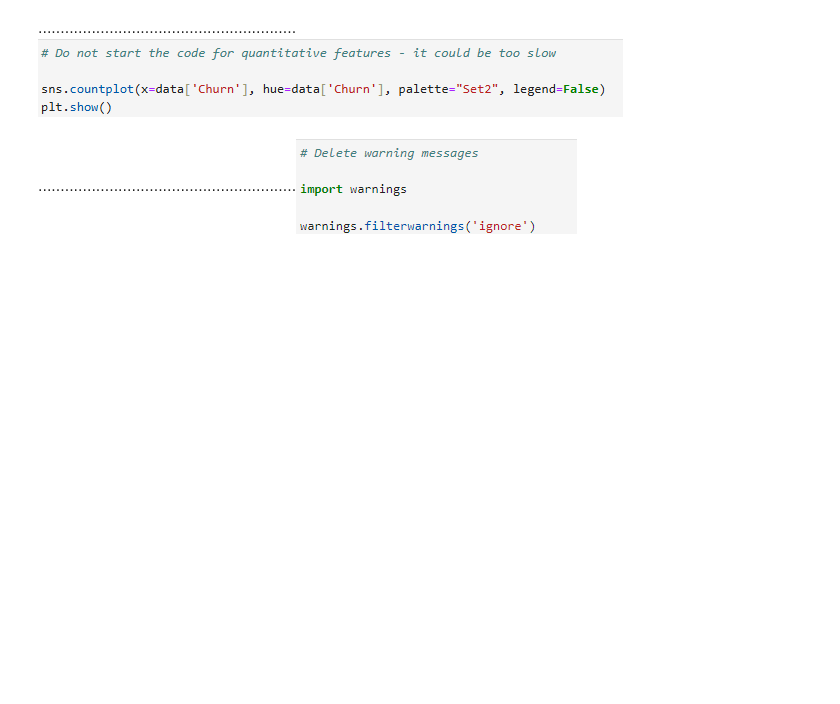
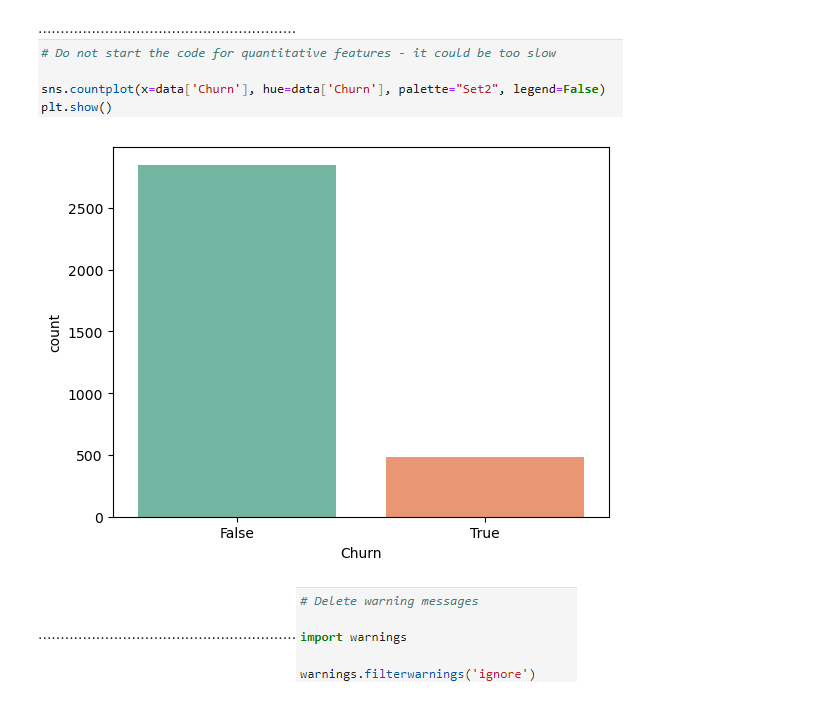
Before and after one commit to jjepkemei/machine_learning-_finance, a Jupyter notebook: Week-3-Pandas-and-Seaborn_ML_in-Finance_Final (2)-checkpoint.ipynb, the cells around one changed output. Cells and saved outputs as stored; diff of their text form; code cells hidden in the pictures; blank space fills up the shorter version.

```diff
--- a/Week-3-Pandas-and-Seaborn_ML_in-Finance_Final (2)-checkpoint.ipynb
+++ b/Week-3-Pandas-and-Seaborn_ML_in-Finance_Final (2)-checkpoint.ipynb
@@ -198,2 +214,7 @@ sns.countplot(x=data['
+# %%
+sns.countplot(x=data['Churn'],hue=data['Churn'],palette="Set2",legend=False)
+plt.show()
+# %% [output]
+[figure, added]
 # %% [markdown]
 ..........................................................![image.png](attachment:a8e0fd8d-f4b7-43e1-b663-87e265afad20.png)
```
Also changed, not shown: parts of 9 cells of this notebook.
